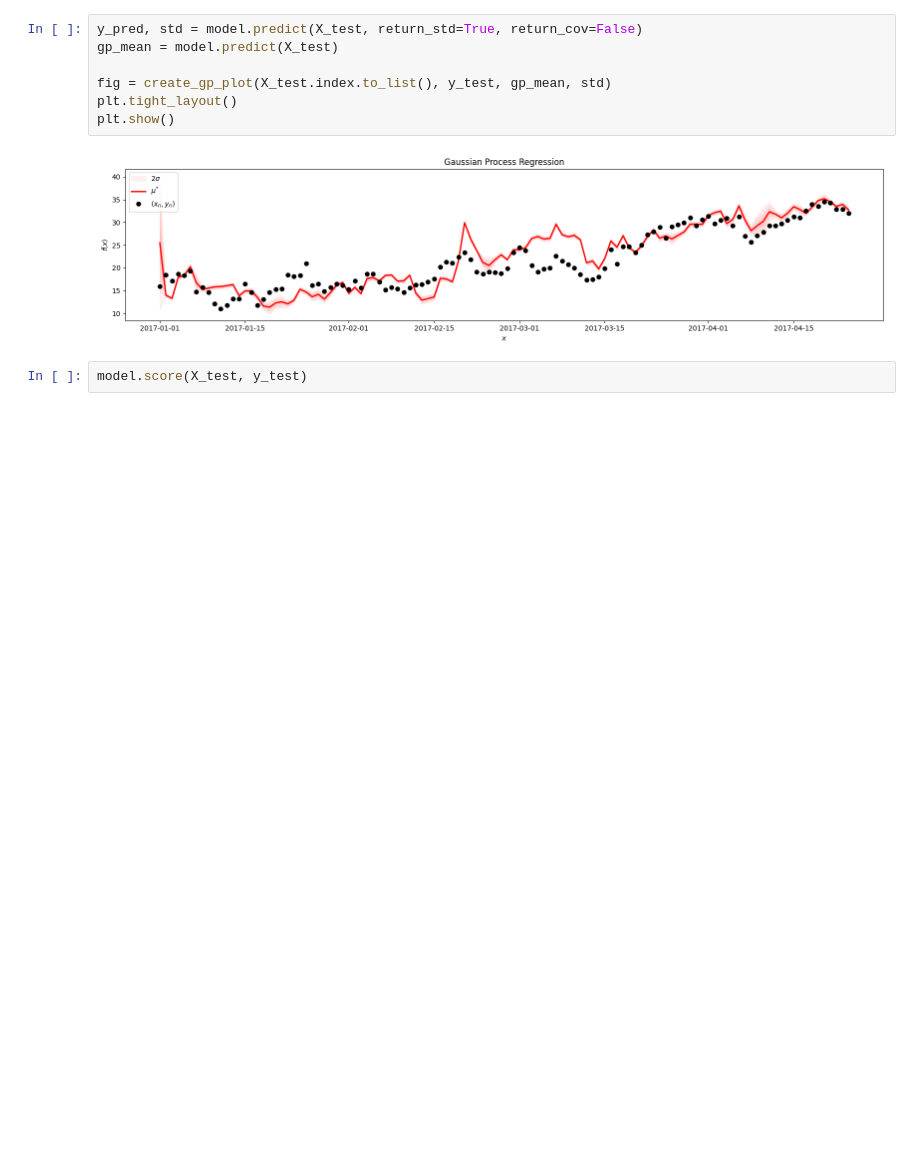
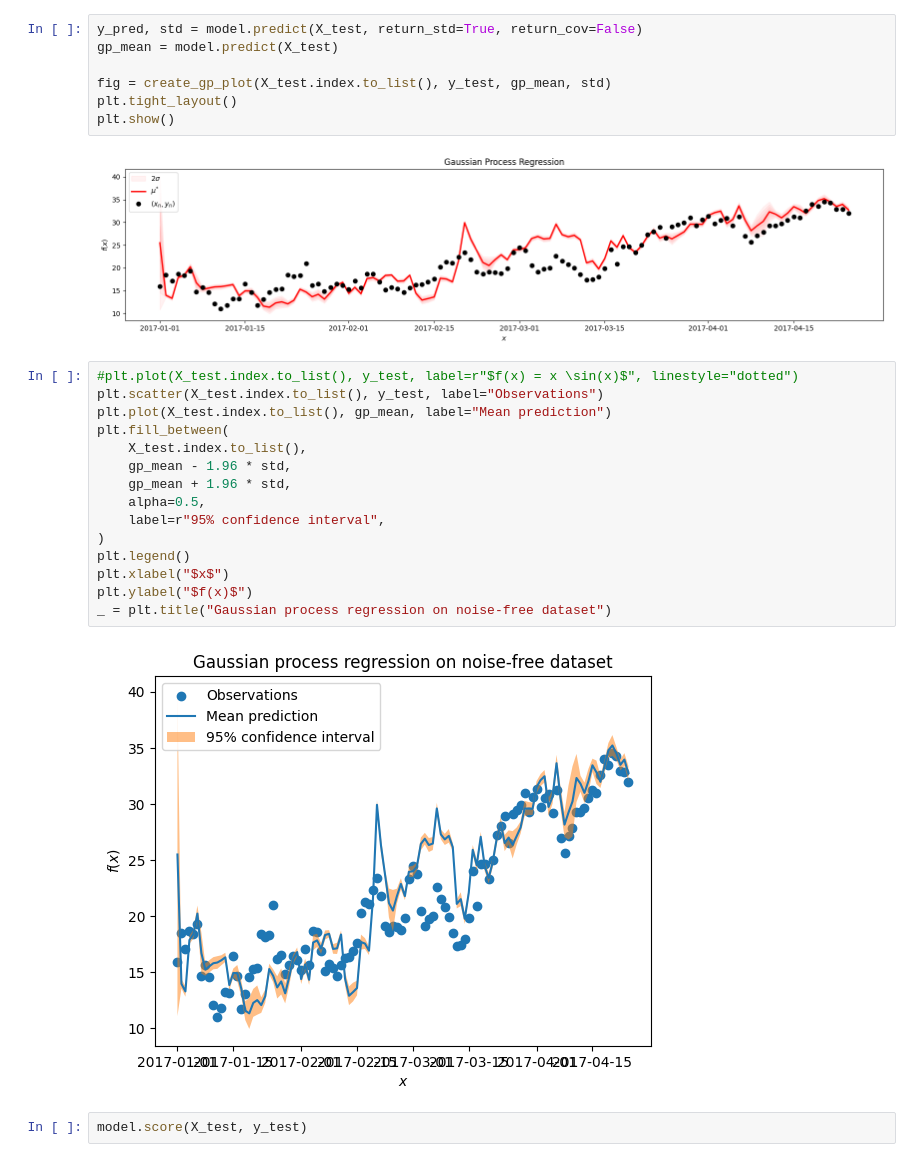
Before and after one commit to batcapricorn/prob-ml-project, a Jupyter notebook: src/GP_Main.ipynb, the cells around one changed output. Drawn from its saved outputs; the diff is of its cells as text; blank space fills up the shorter version.

Commit message:
add plot

```diff
--- a/src/GP_Main.ipynb
+++ b/src/GP_Main.ipynb
@@ -120,6 +120,23 @@ plt.tight_layout()
 plt.show()
 # %% [output]
 [figure]
+# %%
+#plt.plot(X_test.index.to_list(), y_test, label=r"$f(x) = x \sin(x)$", linestyle="dotted")
+plt.scatter(X_test.index.to_list(), y_test, label="Observations")
+plt.plot(X_test.index.to_list(), gp_mean, label="Mean prediction")
+plt.fill_between(
+    X_test.index.to_list(),
+    gp_mean - 1.96 * std,
+    gp_mean + 1.96 * std,
+    alpha=0.5,
+    label=r"95% confidence interval",
+)
+plt.legend()
+plt.xlabel("$x$")
+plt.ylabel("$f(x)$")
+_ = plt.title("Gaussian process regression on noise-free dataset")
+# %% [output]
+[figure, added]
 # %%
 model.score(X_test, y_test)
 # %% [output]
```
